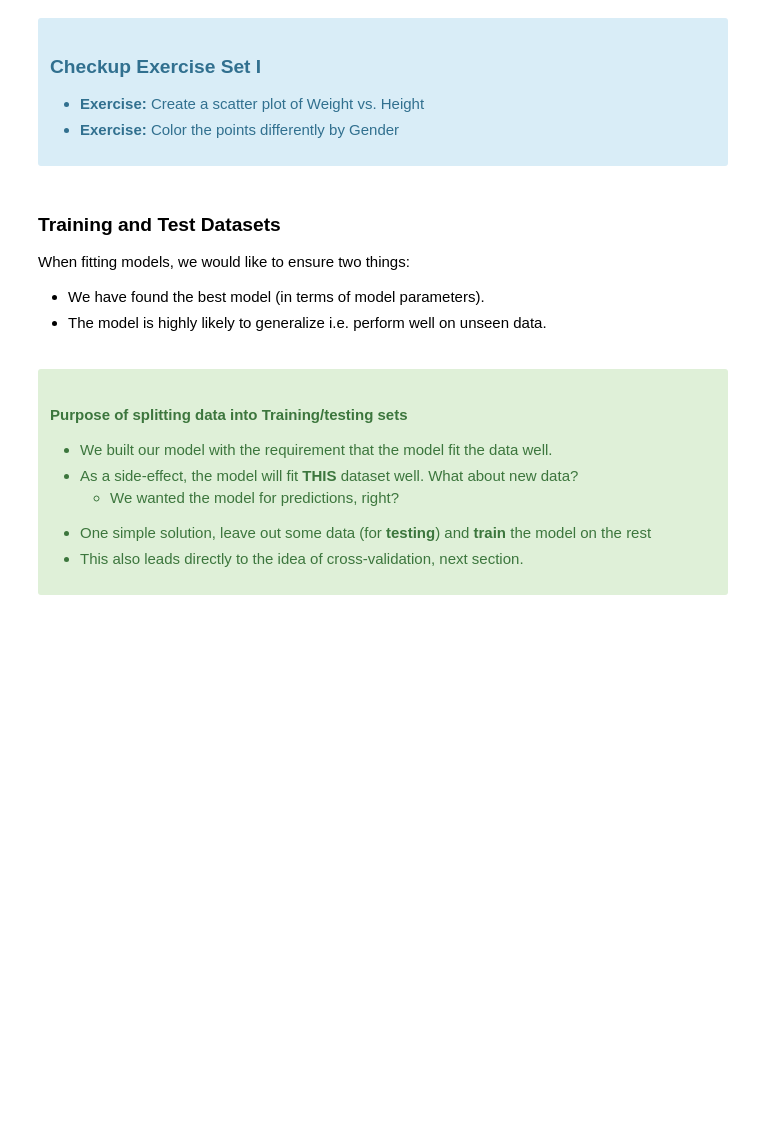
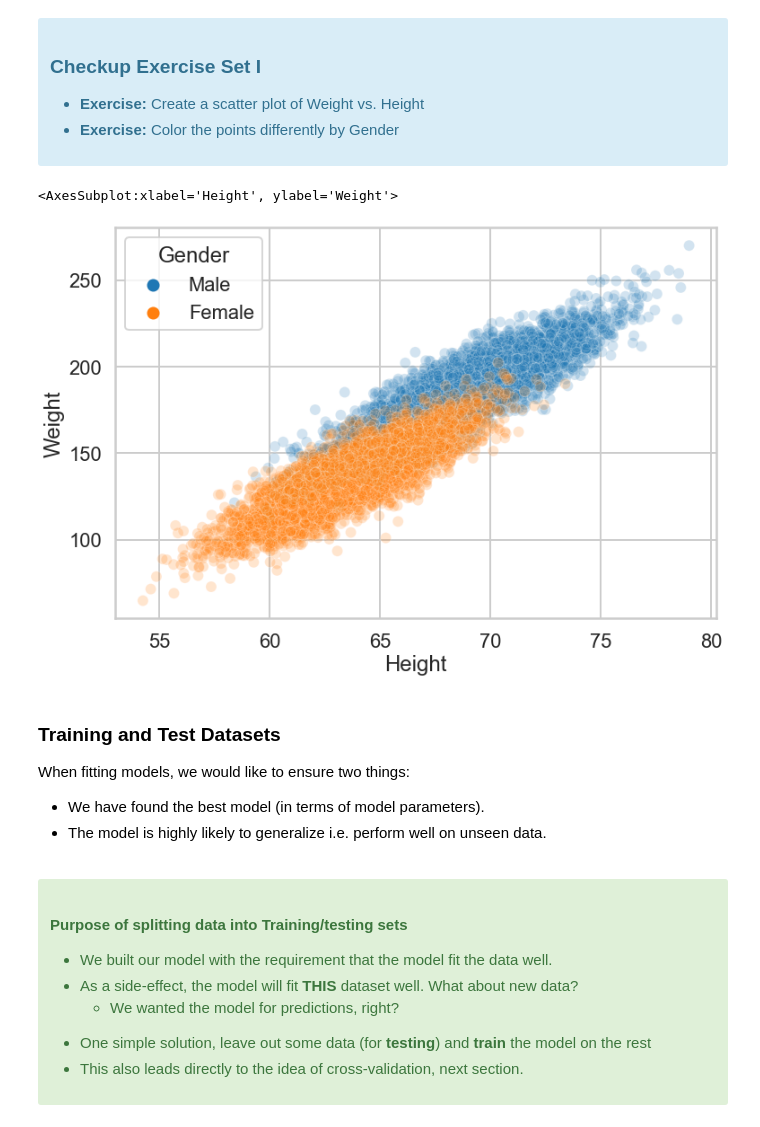
Before and after one commit to Madxam/mec-mini-projects, a Jupyter notebook: mec-12.4.2-logistic-regression-mini-project/Mini_Project_Logistic_Regression.ipynb, the cells around one changed output. Drawn from its saved outputs; the diff is of its cells as text; code cells hidden in the pictures; blank space fills up the shorter version.

```diff
--- a/mec-12.4.2-logistic-regression-mini-project/Mini_Project_Logistic_Regression.ipynb
+++ b/mec-12.4.2-logistic-regression-mini-project/Mini_Project_Logistic_Regression.ipynb
@@ -125,3 +123,10 @@ with the "response" or "label" $y$ as a plain array of 0s and 1s for binary clas
+# %%
+# your turn
+plt.figure(figsize=(12,8))
+sns.scatterplot(x = 'Height', y = 'Weight', hue = 'Gender', data=dflog, alpha=0.2)
+# %% [output]
+<AxesSubplot:xlabel='Height', ylabel='Weight'>
+[figure, added]
 # %% [markdown]
 ### Training and Test Datasets
 
```
Also changed, not shown: parts of 14 cells of this notebook.
